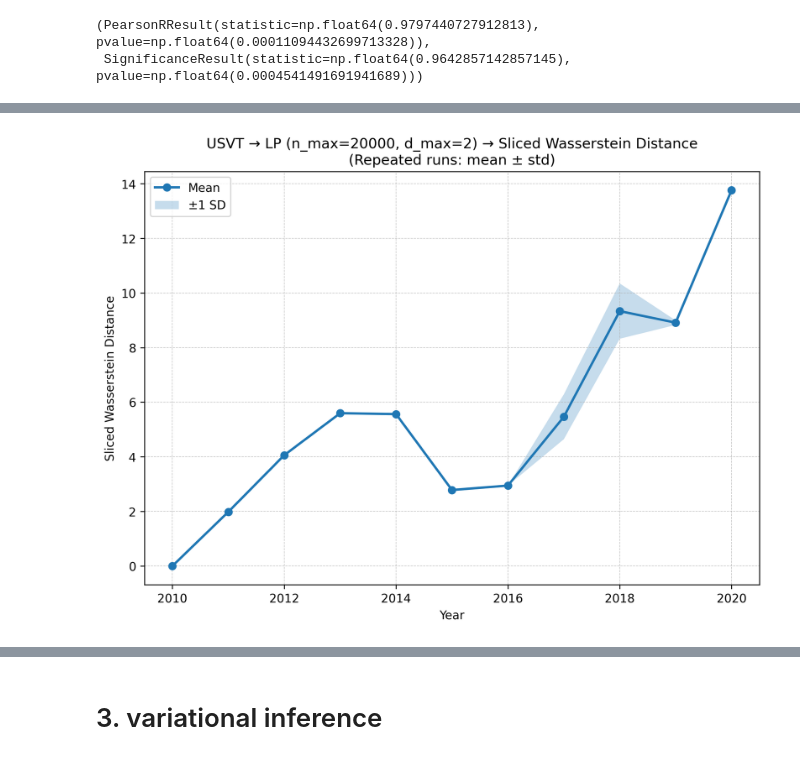
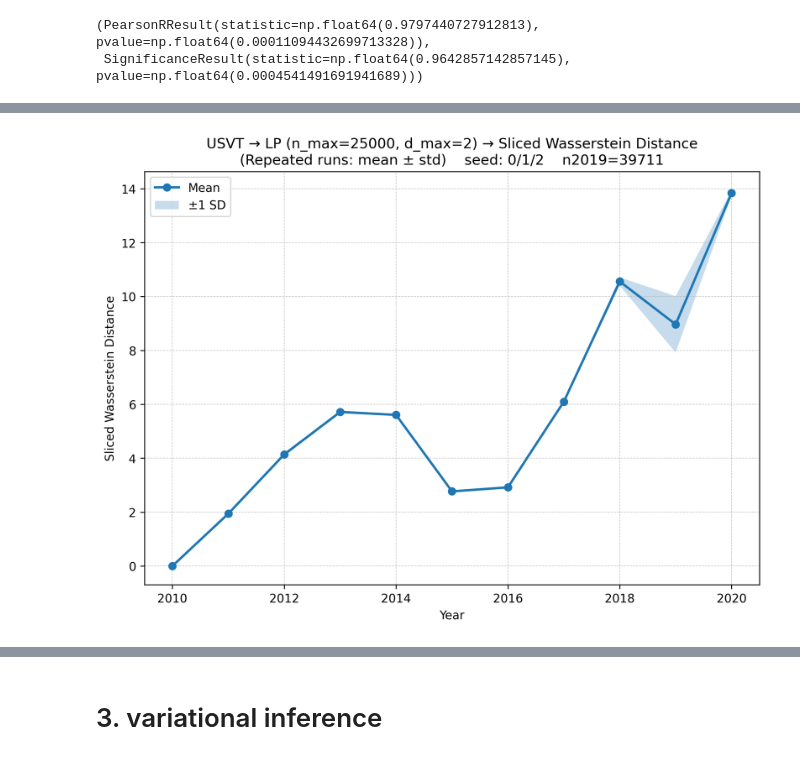
Before and after one commit to ZhangWan-byte/lpm, a Jupyter notebook: OGB_arXiv.ipynb, the cells around one changed output, grey strips where cells are left out. Cells and saved outputs as stored; diff of their text form; code cells hidden in the pictures.

Commit message:
usvt C3

```diff
--- a/OGB_arXiv.ipynb
+++ b/OGB_arXiv.ipynb
@@ -2533,71 +2533,71 @@ s = """2011: 1.982326
 # %%
 # Plot mean and standard deviation (shaded) for the repeated runs
 import numpy as np
 import matplotlib.pyplot as plt
 
 # Data
 years = np.arange(2010, 2021)
 
-wasserstein_distances_v4_20K = np.array([0,
-                            1.982326,
-                            4.05918,
-                            5.596216,
-                            5.562897,
-                            2.782184,
-                            2.944951,
-                            4.302773,
-                            10.76899,
-                            8.79523,
-                            13.765508])
+wasserstein_distances_v4_25K_0 = np.array([0,
+                            1.930717,
+                            4.208095,
+                            5.741395,
+                            5.598108,
+                            2.784294,
+                            2.912251,
+                            6.080463,
+                            10.582897,
+                            9.419396,
+                            13.937924])
 
-wasserstein_distances_v4_20K_1 = np.array([0,
-                                1.982326,
-                                4.05918,
-                                5.596216,
-                                5.562897,
-                                2.782184,
-                                2.944951,
-                                6.044759,
-                                8.619743,
-                                8.970754,
-                                13.765508])
+wasserstein_distances_v4_25K_1 = np.array([0,
+                                1.955474,
+                                4.052986,
+                                5.636782,
+                                5.591537,
+                                2.746675,
+                                2.932399,
+                                6.078527,
+                                10.734031,
+                                9.958345,
+                                13.690924])
 
-wasserstein_distances_v4_20K_2 = np.array([0,
-                                1.982326,
-                                4.05918,
-                                5.596216,
-                                5.562897,
-                                2.782184,
-                                2.944951,
-                                6.044759,
-                                8.619743,
-                                8.970754,
-                                13.765508])
+wasserstein_distances_v4_25K_2 = np.array([0,
+                                1.938776,
+                                4.162198,
+                                5.769796,
+                                5.629537,
+                                2.772452,
+                                2.908687,
+                                6.134667,
+                                10.356744,
+                                7.521829,
+                                13.889657])
 
-runs = np.vstack([wasserstein_distances_v4_20K,
-                  wasserstein_distances_v4_20K_1,
-                  wasserstein_distances_v4_20K_2])
+runs = np.vstack([wasserstein_distances_v4_25K_0,
+                  wasserstein_distances_v4_25K_1,
+                  wasserstein_distances_v4_25K_2])
 
 mean_vals = runs.mean(axis=0)
 std_vals = runs.std(axis=0, ddof=0)
 
 # Plot
 plt.figure(figsize=(8, 6), dpi=300)
 plt.plot(years, mean_vals, marker='o', linewidth=2, label='Mean')
 plt.fill_between(years, mean_vals - std_vals, mean_vals + std_vals, alpha=0.25, label='±1 SD')
 plt.xlabel('Year')
 plt.ylabel('Sliced Wasserstein Distance')
-plt.title('USVT → LP (n_max=20000, d_max=2) → Sliced Wasserstein Distance\n(Repeated runs: mean ± std)')
+plt.title('USVT → LP (n_max=25000, d_max=2) → Sliced Wasserstein Distance\n(Repeated runs: mean ± std)    seed: 0/1/2    n2019=39711')
 plt.grid(True, linestyle='--', linewidth=0.5, alpha=0.7)
 plt.legend()
 plt.tight_layout()
 
 # Save the figure for download
 # out_path = '/mnt/data/wasserstein_std_plot.png'
 # plt.savefig(out_path, dpi=200, bbox_inches='tight')
 # out_path
 # %% [output]
-[figure, old version]
+[figure, new version]
 # %%
 from scipy.stats import pearsonr, spearmanr
 
```
Also changed, not shown: parts of 3 cells of this notebook, 1 other file.
